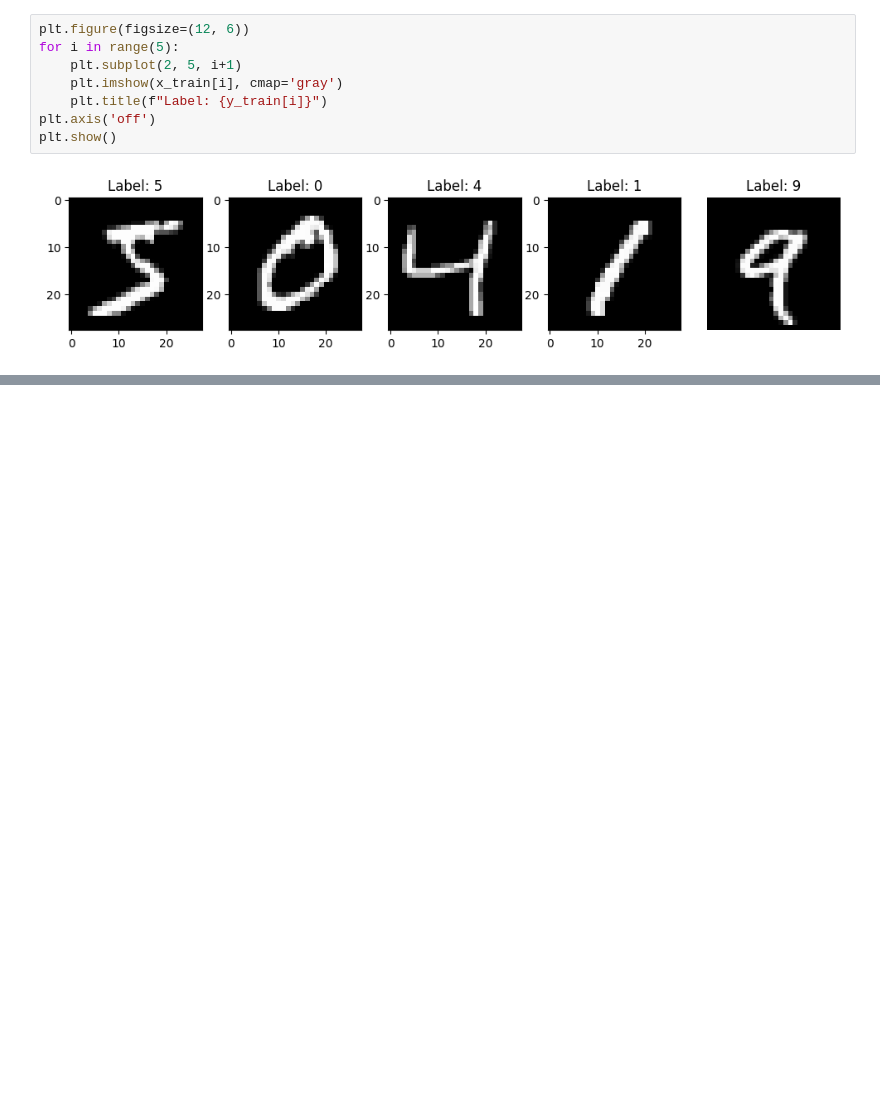
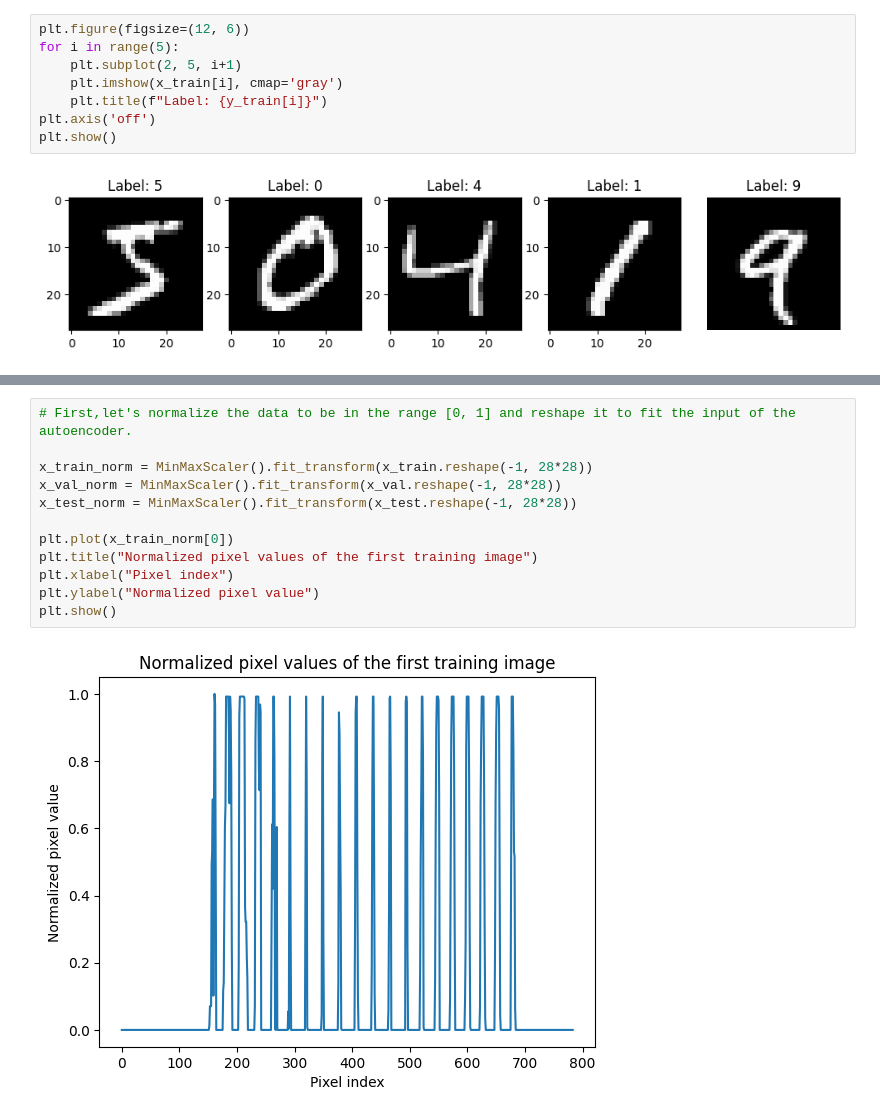
Before and after one commit to mazapataa/NNbasic, a Jupyter notebook: P5_Auto_Encoder_1.ipynb, the cells around one changed output, grey strips where cells are left out. Cells and saved outputs as stored; diff of their text form; blank space fills up the shorter version.

```diff
--- a/P5_Auto_Encoder_1.ipynb
+++ b/P5_Auto_Encoder_1.ipynb
@@ -44,0 +59,14 @@ plt.show()
+# %%
+# First,let's normalize the data to be in the range [0, 1] and reshape it to fit the input of the autoencoder.
+
+x_train_norm = MinMaxScaler().fit_transform(x_train.reshape(-1, 28*28))
+x_val_norm = MinMaxScaler().fit_transform(x_val.reshape(-1, 28*28))
+x_test_norm = MinMaxScaler().fit_transform(x_test.reshape(-1, 28*28))
+
+plt.plot(x_train_norm[0])
+plt.title("Normalized pixel values of the first training image")
+plt.xlabel("Pixel index")
+plt.ylabel("Normalized pixel value")
+plt.show()
+# %% [output]
+[figure, added]
```
Also changed, not shown: parts of 2 cells of this notebook.
